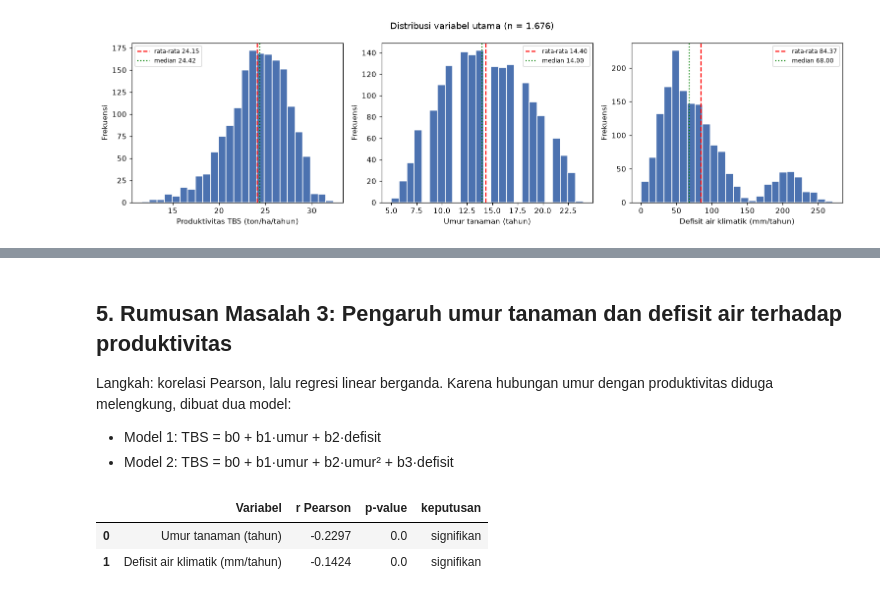
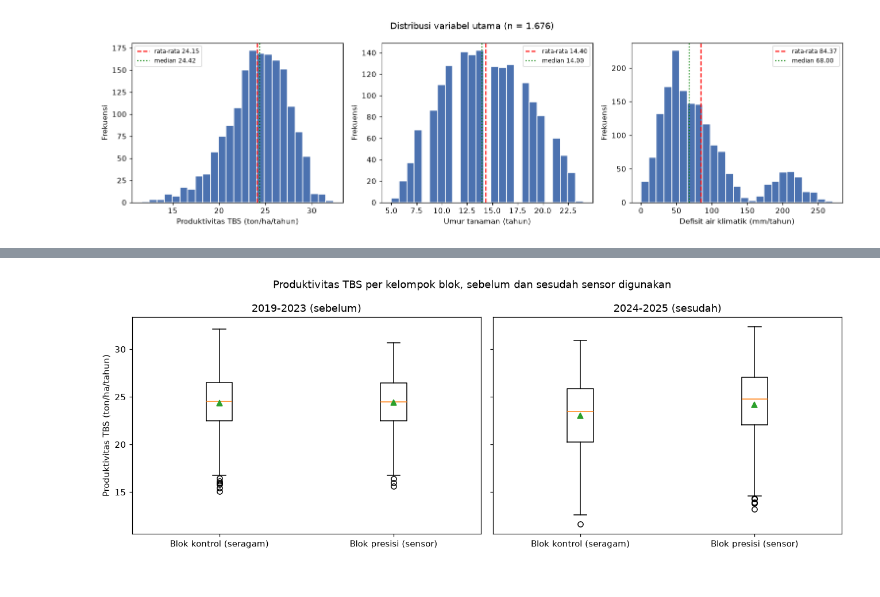
Before and after one commit to NarumBella-TIG/ProbStat-Kelompok3, a Jupyter notebook: analisis_probstat_kelompok3.ipynb, the cells around one changed output, grey strips where cells are left out. Cells and saved outputs as stored; diff of their text form; code cells hidden in the pictures.

```diff
--- a/analisis_probstat_kelompok3.ipynb
+++ b/analisis_probstat_kelompok3.ipynb
@@ -226,16 +257 @@ observation_year
 [figure]
-# %%
-# Boxplot produktivitas per sistem pemupukan pada periode perlakuan (2024-2025)
-perlakuan = df[df["observation_year"] >= 2024]
-kelompok = [perlakuan.loc[perlakuan[SISTEM] == s, Y] for s in NAMA_SISTEM]
-
-fig, ax = plt.subplots(figsize=(7, 4.5))
-ax.boxplot(kelompok, tick_labels=list(NAMA_SISTEM.values()), showmeans=True)
-ax.set_ylabel(LABEL[Y])
-ax.set_title("Produktivitas TBS per sistem pemupukan, 2024-2025")
-simpan(fig, "gambar3_boxplot_sistem_pemupukan.png")
-
-tabel_sistem = perlakuan.groupby(SISTEM)[Y].apply(ringkasan).unstack().round(2)
-tabel_sistem.index = [NAMA_SISTEM[i] for i in tabel_sistem.index]
-tabel_sistem.to_csv(os.path.join(OUT, "tabel3_deskriptif_per_sistem.csv"))
-tabel_sistem
@@ -381,21 +258,13 @@ tabel_uji
-# %% [markdown]
-## 5. Rumusan Masalah 3: Pengaruh umur tanaman dan defisit air terhadap produktivitas
-
-Langkah: korelasi Pearson, lalu regresi linear berganda. Karena hubungan umur dengan produktivitas
-diduga melengkung, dibuat dua model:
-
-- Model 1: TBS = b0 + b1·umur + b2·defisit
-- Model 2: TBS = b0 + b1·umur + b2·umur² + b3·defisit
-# %%
-hasil_korelasi = []
-for k in [UMUR, DEFISIT]:
-    r, p = stats.pearsonr(df[k], df[Y])
-    hasil_korelasi.append({"Variabel": LABEL[k], "r Pearson": r, "p-value": p,
-                           "keputusan": "signifikan" if p < ALPHA else "tidak signifikan"})
-tabel_korelasi = pd.DataFrame(hasil_korelasi).round(4)
-tabel_korelasi.to_csv(os.path.join(OUT, "tabel6_korelasi.csv"), index=False)
-tabel_korelasi
-# %% [output]
-|  | Variabel | r Pearson | p-value | keputusan |
-| 0 | Umur tanaman (tahun) | -0.2297 | 0.0 | signifikan |
-| 1 | Defisit air klimatik (mm/tahun) | -0.1424 | 0.0 | signifikan |
+# %%
+# Boxplot produktivitas kedua kelompok, sebelum dan sesudah sensor digunakan
+fig, ax = plt.subplots(1, 2, figsize=(12, 4.5), sharey=True)
+for i, p in enumerate(["2019-2023 (sebelum)", "2024-2025 (sesudah)"]):
+    data_p = df[df["periode"] == p]
+    kelompok = [data_p.loc[data_p["assigned_group"] == g, Y] for g in NAMA_KELOMPOK]
+    ax[i].boxplot(kelompok, tick_labels=list(NAMA_KELOMPOK.values()), showmeans=True)
+    ax[i].set_title(p)
+ax[0].set_ylabel(LABEL[Y])
+fig.suptitle("Produktivitas TBS per kelompok blok, sebelum dan sesudah sensor digunakan")
+simpan(fig, "gambar4_boxplot_kelompok_periode.png")
+# %% [output]
+[figure, added]
```
Also changed, not shown: parts of 29 cells of this notebook, 26 other files.
